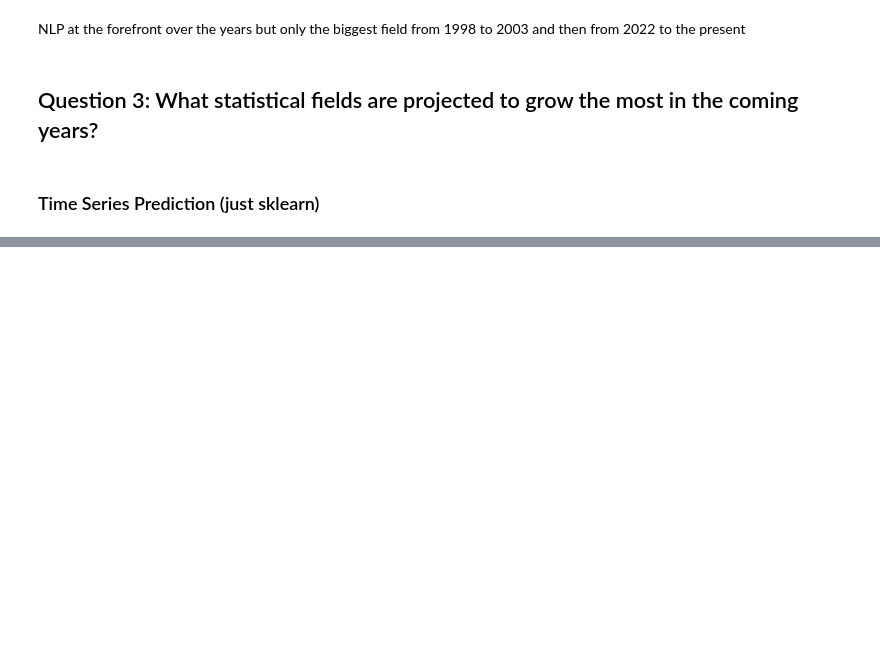
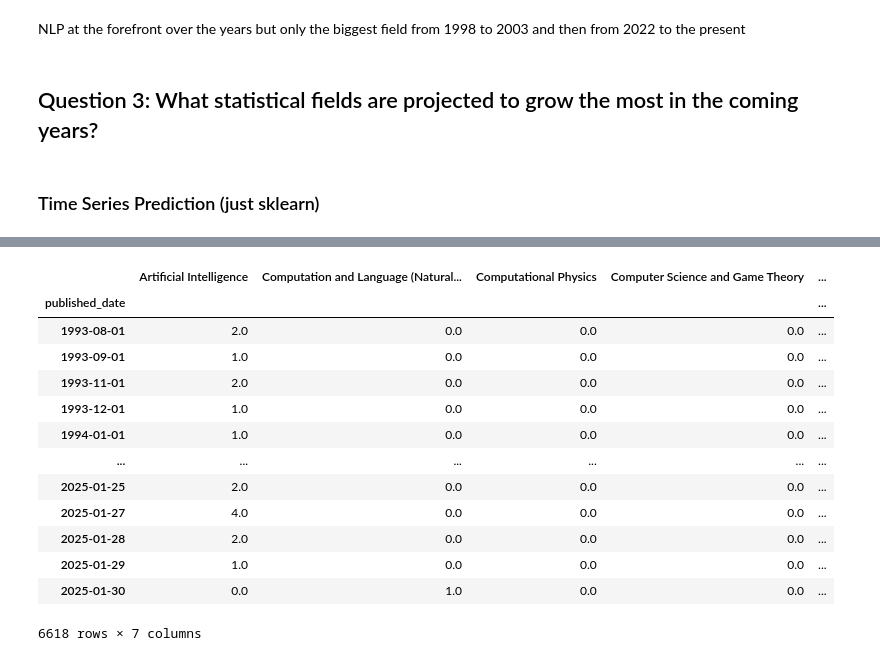
Before and after one commit to narenp12/stats140finalproj, a Jupyter notebook: comp.ipynb, the cells around one changed output, grey strips where cells are left out. Saved outputs shown, nothing was run; the diff lists cells and outputs as text; code cells hidden in the pictures; blank space fills up the shorter version.

```diff
--- a/comp.ipynb
+++ b/comp.ipynb
@@ -238,0 +316,21 @@ px.bar(recent_growth, x = 'category', y = 'pct', color = 'category')
+# %%
+sk_with_date = copy.query('category.isin(@comp_topics)').groupby(['published_date', 'category']).size().reset_index(name='count').query("count > 0")
+cn = pd.Series(pd.unique(sk_with_date.category)).sort_values()
+sk_df = sk_with_date.pivot_table(index='published_date', columns='category', fill_value=0)
+sk_df.columns = cn
+display(sk_df)
+# %% [output]
+|  | Artificial Intelligence | Computation and Language (Natural... | Computational Physics | Computer Science and Game Theory | ... |
+| published_date |  |  |  |  | ... |
+| 1993-08-01 | 2.0 | 0.0 | 0.0 | 0.0 | ... |
+| 1993-09-01 | 1.0 | 0.0 | 0.0 | 0.0 | ... |
+| 1993-11-01 | 2.0 | 0.0 | 0.0 | 0.0 | ... |
+| 1993-12-01 | 1.0 | 0.0 | 0.0 | 0.0 | ... |
+| 1994-01-01 | 1.0 | 0.0 | 0.0 | 0.0 | ... |
+| ... | ... | ... | ... | ... | ... |
+| 2025-01-25 | 2.0 | 0.0 | 0.0 | 0.0 | ... |
+| 2025-01-27 | 4.0 | 0.0 | 0.0 | 0.0 | ... |
+| 2025-01-28 | 2.0 | 0.0 | 0.0 | 0.0 | ... |
+| 2025-01-29 | 1.0 | 0.0 | 0.0 | 0.0 | ... |
+| 2025-01-30 | 0.0 | 1.0 | 0.0 | 0.0 | ... |
+6618 rows × 7 columns
```
Also changed, not shown: parts of 21 cells of this notebook, 31 other files.
